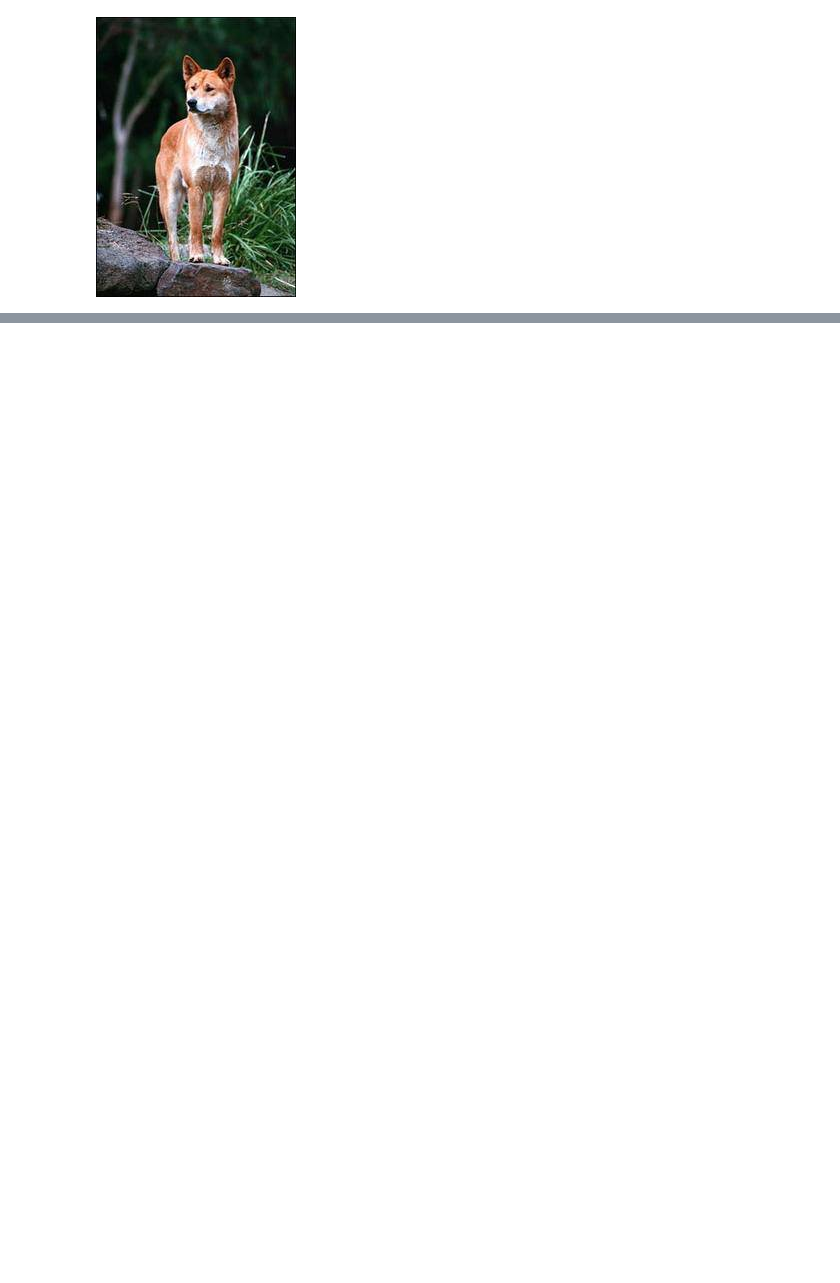
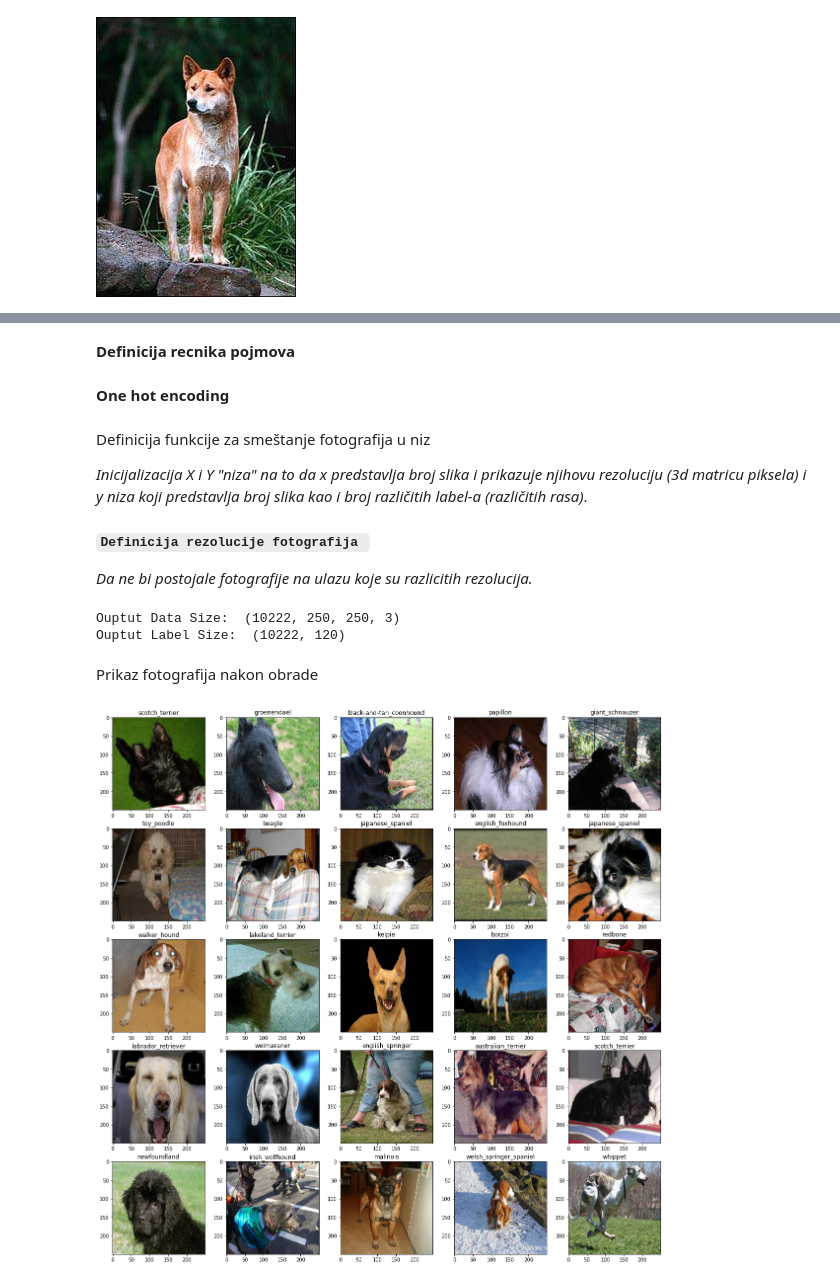
Before and after one commit to Minaa96/PPPO, a Jupyter notebook: Klasifikacija_pasa_Mina_Lazic_IT81_2019.ipynb, the cells around one changed output, grey strips where cells are left out. Cells and saved outputs as stored; diff of their text form; code cells hidden in the pictures; blank space fills up the shorter version.

```diff
--- a/Klasifikacija_pasa_Mina_Lazic_IT81_2019.ipynb
+++ b/Klasifikacija_pasa_Mina_Lazic_IT81_2019.ipynb
@@ -172,0 +186,60 @@ dog_breeds[:10]
+# %% [markdown]
+**Definicija recnika pojmova**
+# %%
+class_to_num = dict(zip(dog_breeds, range(n_classes)))
+# %% [markdown]
+**One hot encoding**
+# %% [markdown]
+Definicija funkcije za smeštanje fotografija u niz
+
+*Inicijalizacija X i Y "niza" na to da x predstavlja broj slika i prikazuje njihovu rezoluciju (3d matricu piksela) i y niza koji predstavlja broj slika kao i broj različitih label-a (različitih rasa)*.
+# %%
+def images_to_array(data_dir, labels_dataframe, img_size = (224,224,3)):
+
+    images_names = labels_dataframe['id']
+    images_labels = labels_dataframe['breed']
+    data_size = len(images_names)
+    #initailize output arrays.
+    X = np.zeros([data_size, img_size[0], img_size[1], img_size[2]], dtype=np.uint8)
+    y = np.zeros([data_size,1], dtype=np.uint8)
+    #read data and labels.
+    for i in tqdm(range(data_size)):
+        image_name = images_names[i]
+        img_dir = os.path.join(data_dir, image_name+'.jpg')
+        img_pixels = load_img(img_dir, target_size=img_size)
+        X[i] = img_pixels
+
+        image_breed = images_labels[i]
+        y[i] = class_to_num[image_breed]
+
+
+    y = to_categorical(y)
+    #shuffle
+    ind = np.random.permutation(data_size)
+    X = X[ind]
+    y = y[ind]
+    print('Ouptut Data Size: ', X.shape)
+    print('Ouptut Label Size: ', y.shape)
+    return X, y
+    gc.collect()
+# %% [markdown]
+**`Definicija rezolucije fotografija `**
+
+*Da ne bi postojale fotografije na ulazu koje su razlicitih rezolucija.*
+# %%
+img_size = (250,250,3)
+X, y = images_to_array(train_dir, labels_dataframe, img_size)
+# %% [output]
+Ouptut Data Size:  (10222, 250, 250, 3)
+Ouptut Label Size:  (10222, 120)
+# %% [markdown]
+Prikaz fotografija nakon obrade
+# %%
+plt.figure(figsize=(20,20))
+
+for i in range(25):
+    ax = plt.subplot(5, 5, i+1)
+    plt.title(dog_breeds[np.where(y[i]==1)[0][0]])
+    plt.imshow(X[i].astype('int32'))
+# %% [output]
+[figure, added]
```
Also changed, not shown: parts of 40 cells of this notebook.
